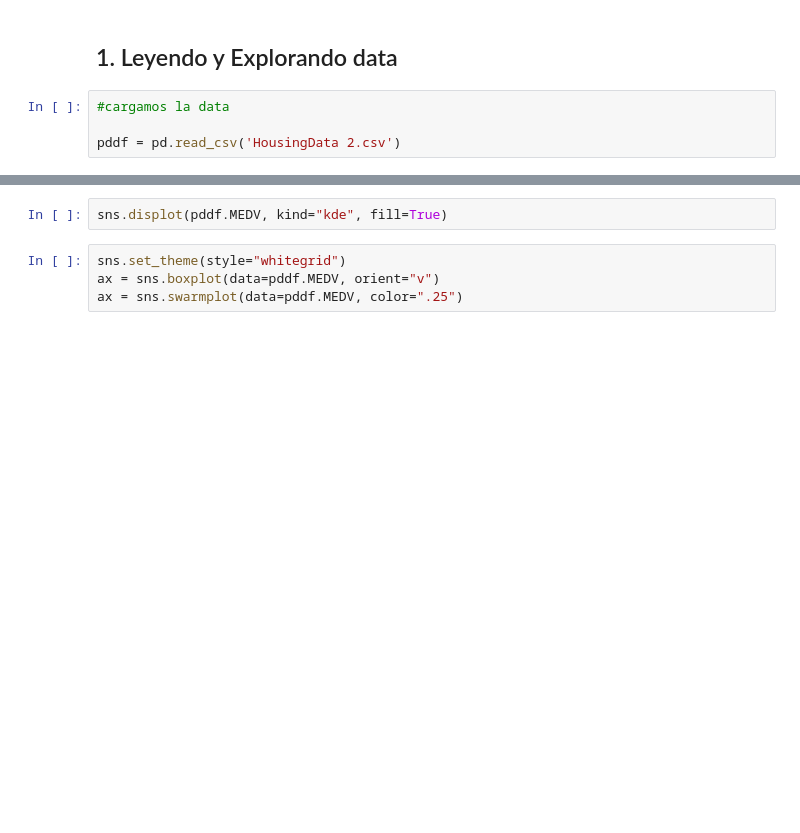
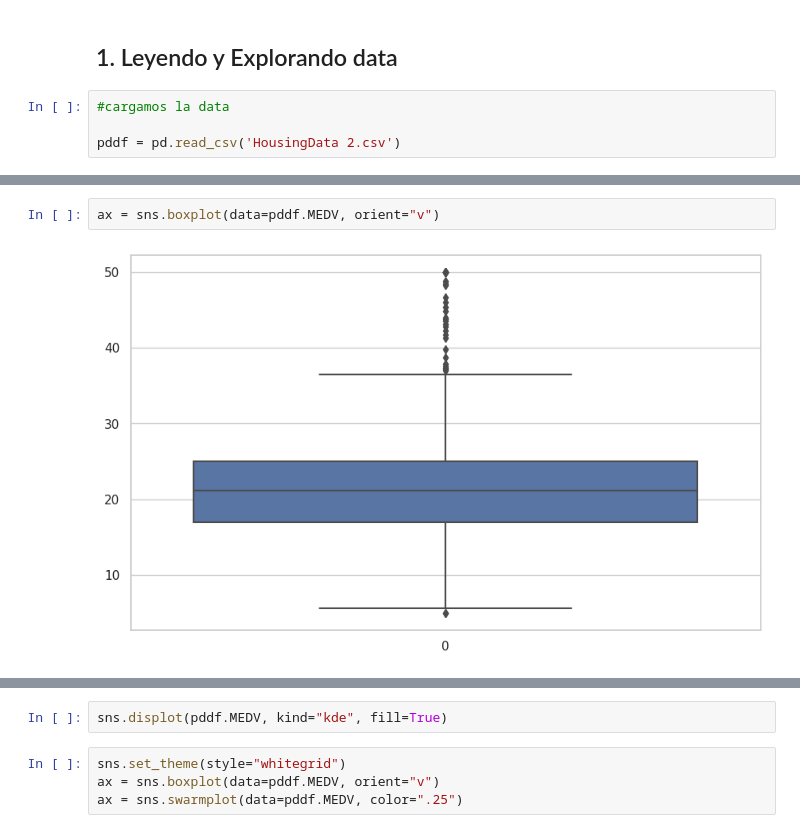
Before and after one commit to JCaballerot/Machine-Learning-Program, a Jupyter notebook: Supervised_models/Linear_regression/Lab_Boston_Housing_v2.ipynb, the cells around one changed output, grey strips where cells are left out. Drawn from its saved outputs; the diff is of its cells as text; blank space fills up the shorter version.

```diff
--- a/Supervised_models/Linear_regression/Lab_Boston_Housing_v2.ipynb
+++ b/Supervised_models/Linear_regression/Lab_Boston_Housing_v2.ipynb
@@ -132,3 +159,7 @@ sns.displot(pddf.NOX, kind="kde", fill=True)
+# %%
+ax = sns.boxplot(data=pddf.MEDV, orient="v")
+# %% [output]
+[figure, added]
 # %%
 #Boxplot
 sns.set_theme(style="whitegrid")
```
Also changed, not shown: parts of 16 cells of this notebook.
